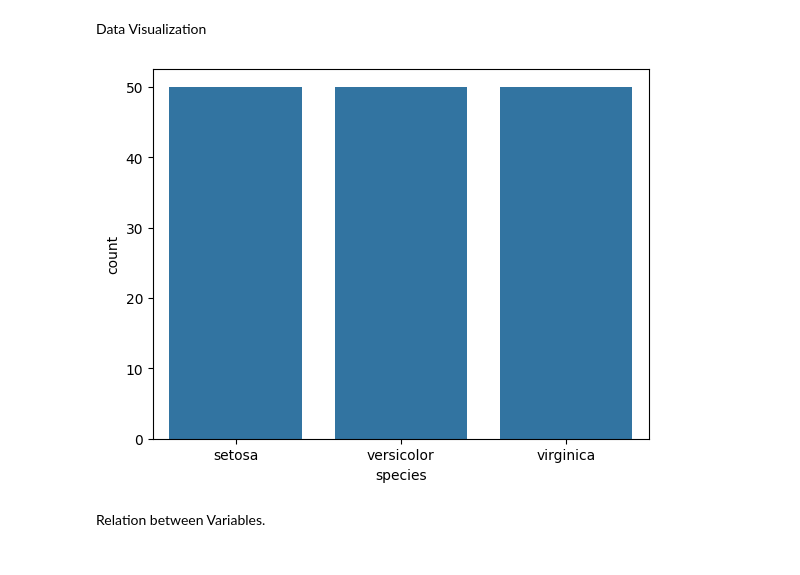
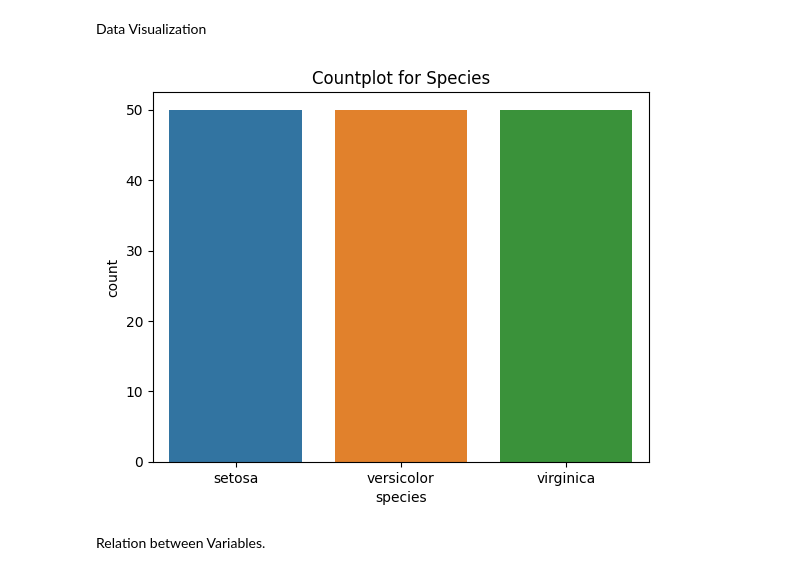
Before and after one commit to Dulyana-Silva/EDA-Iris-Dataset, a Jupyter notebook: Iris.ipynb, the cells around one changed output. Saved outputs shown, nothing was run; the diff lists cells and outputs as text; code cells hidden in the pictures.

```diff
--- a/Iris.ipynb
+++ b/Iris.ipynb
@@ -103,9 +103,10 @@ dtype: int64
 Data Visualization
 # %%
 #Target variable is "Species", let's see a countplot for species.
-sns.countplot(x= "species", data= df)
+sns.countplot(x= "species", data= df, hue = "species")
+plt.title("Countplot for Species")
 plt.show()
 # %% [output]
-[figure, old version]
+[figure, new version]
 # %% [markdown]
 Relation between Variables.
```
Also changed, not shown: parts of 1 cell of this notebook.
